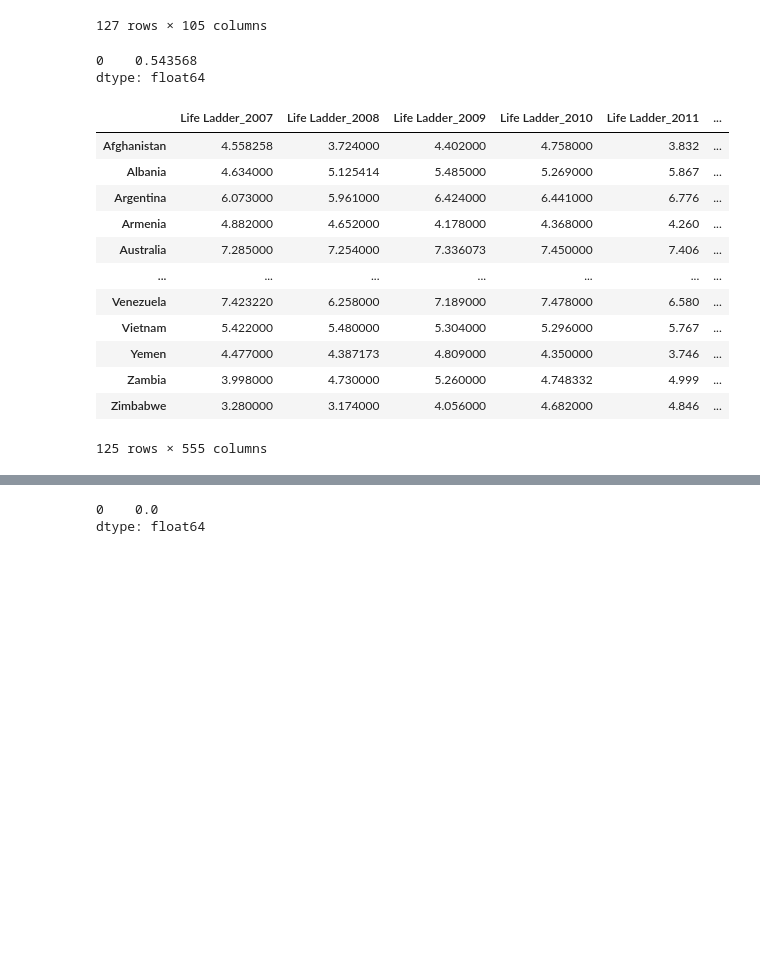
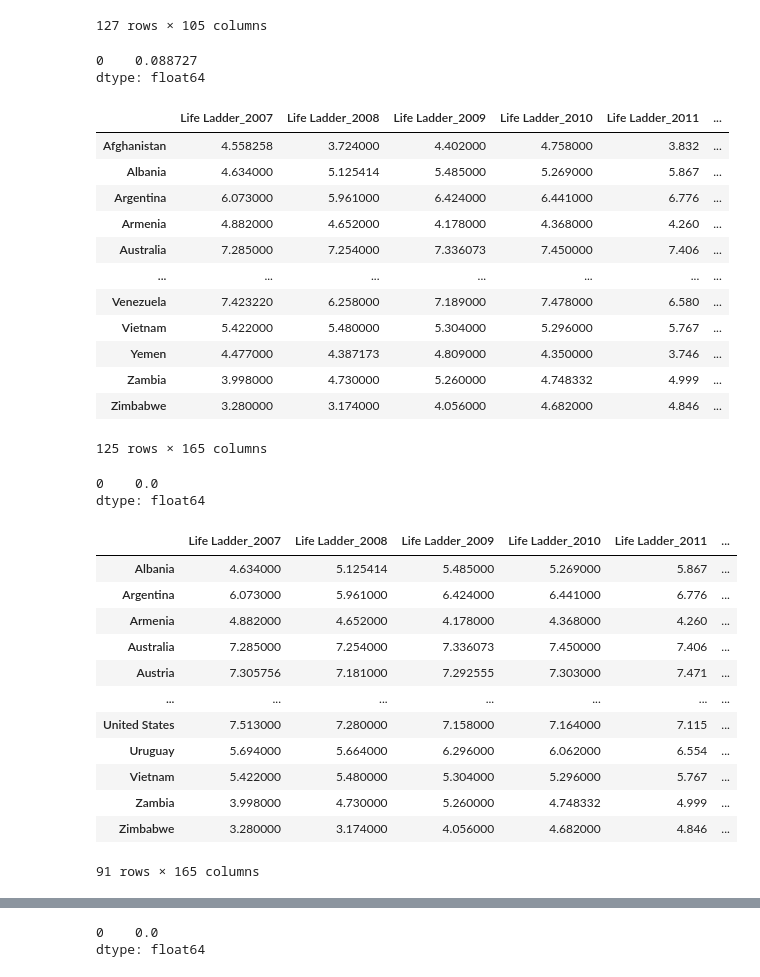
Before and after one commit to AdamKreitz/Medical-Disparity-Causal-Analysis, a Jupyter notebook: src/EDA.ipynb, the cells around one changed output, grey strips where cells are left out. Saved outputs shown, nothing was run; the diff lists cells and outputs as text; code cells hidden in the pictures; blank space fills up the shorter version.

Commit message:
fixed gov data

```diff
--- a/src/EDA.ipynb
+++ b/src/EDA.ipynb
@@ -81,9 +81,9 @@ def fix_name(x):
         return x
 CPDS_df['country'] = CPDS_df[['country']].applymap(fix_name)
 
-all_data = pd.merge(cmbd_WHR_df,CPDS_df,how = 'left',left_on = ['year','Country name'],right_on = ['year','country'])
-all_data = all_data.drop(columns = ['country'])
-all_data = pd.merge(all_data,wealth_df, how = 'left',left_on = 'Country name', right_on = 'country')
+#all_data = pd.merge(cmbd_WHR_df,CPDS_df,how = 'left',left_on = ['year','Country name'],right_on = ['year','country'])
+#all_data = all_data.drop(columns = ['country'])
+all_data = pd.merge(cmbd_WHR_df,wealth_df, how = 'left',left_on = 'Country name', right_on = 'country')
 all_data = all_data.drop(columns = ['country'])
 all_data = all_data.applymap(convert_to_float)
 all_data
@@ -298,7 +298,7 @@ print(pct_missing)
 
 reformatted_data
 # %% [output]
-0    0.543568
+0    0.088727
 dtype: float64
 |  | Life Ladder_2007 | Life Ladder_2008 | Life Ladder_2009 | Life Ladder_2010 | Life Ladder_2011 | ... |
 | Afghanistan | 4.558258 | 3.724000 | 4.402000 | 4.758000 | 3.832 | ... |
@@ -312,4 +312,36 @@ dtype: float64
 | Yemen | 4.477000 | 4.387173 | 4.809000 | 4.350000 | 3.746 | ... |
 | Zambia | 3.998000 | 4.730000 | 5.260000 | 4.748332 | 4.999 | ... |
 | Zimbabwe | 3.280000 | 3.174000 | 4.056000 | 4.682000 | 4.846 | ... |
-125 rows × 555 columns
+125 rows × 165 columns
+# %%
+wealth_countries = list(wealth_df.sort_values(by='country')['country'].unique())
+not_in_wealth = ['Cambodia','Kenya','Morocco','Singapore','Guatemala','Honduras']
+def check_gov(x):
+    if x in wealth_countries and x not in not_in_wealth:
+
+
+        return True
+    else:
+        return False
+wealth_data = reformatted_data[list(map(check_gov,list(reformatted_data.index)))]
+ttl_nulls = pd.DataFrame(wealth_data.isnull().sum()).sum()
+ttl_vals = wealth_data.shape[0] * wealth_data.shape[1]
+pct_missing = ttl_nulls / ttl_vals
+print(pct_missing)
+wealth_data
+# %% [output]
+0    0.0
+dtype: float64
+|  | Life Ladder_2007 | Life Ladder_2008 | Life Ladder_2009 | Life Ladder_2010 | Life Ladder_2011 | ... |
+| Albania | 4.634000 | 5.125414 | 5.485000 | 5.269000 | 5.867 | ... |
+| Argentina | 6.073000 | 5.961000 | 6.424000 | 6.441000 | 6.776 | ... |
+| Armenia | 4.882000 | 4.652000 | 4.178000 | 4.368000 | 4.260 | ... |
+| Australia | 7.285000 | 7.254000 | 7.336073 | 7.450000 | 7.406 | ... |
+| Austria | 7.305756 | 7.181000 | 7.292555 | 7.303000 | 7.471 | ... |
+| ... | ... | ... | ... | ... | ... | ... |
+| United States | 7.513000 | 7.280000 | 7.158000 | 7.164000 | 7.115 | ... |
+| Uruguay | 5.694000 | 5.664000 | 6.296000 | 6.062000 | 6.554 | ... |
+| Vietnam | 5.422000 | 5.480000 | 5.304000 | 5.296000 | 5.767 | ... |
+| Zambia | 3.998000 | 4.730000 | 5.260000 | 4.748332 | 4.999 | ... |
+| Zimbabwe | 3.280000 | 3.174000 | 4.056000 | 4.682000 | 4.846 | ... |
+91 rows × 165 columns
```
Also changed, not shown: parts of 4 cells of this notebook, 1 other file.
